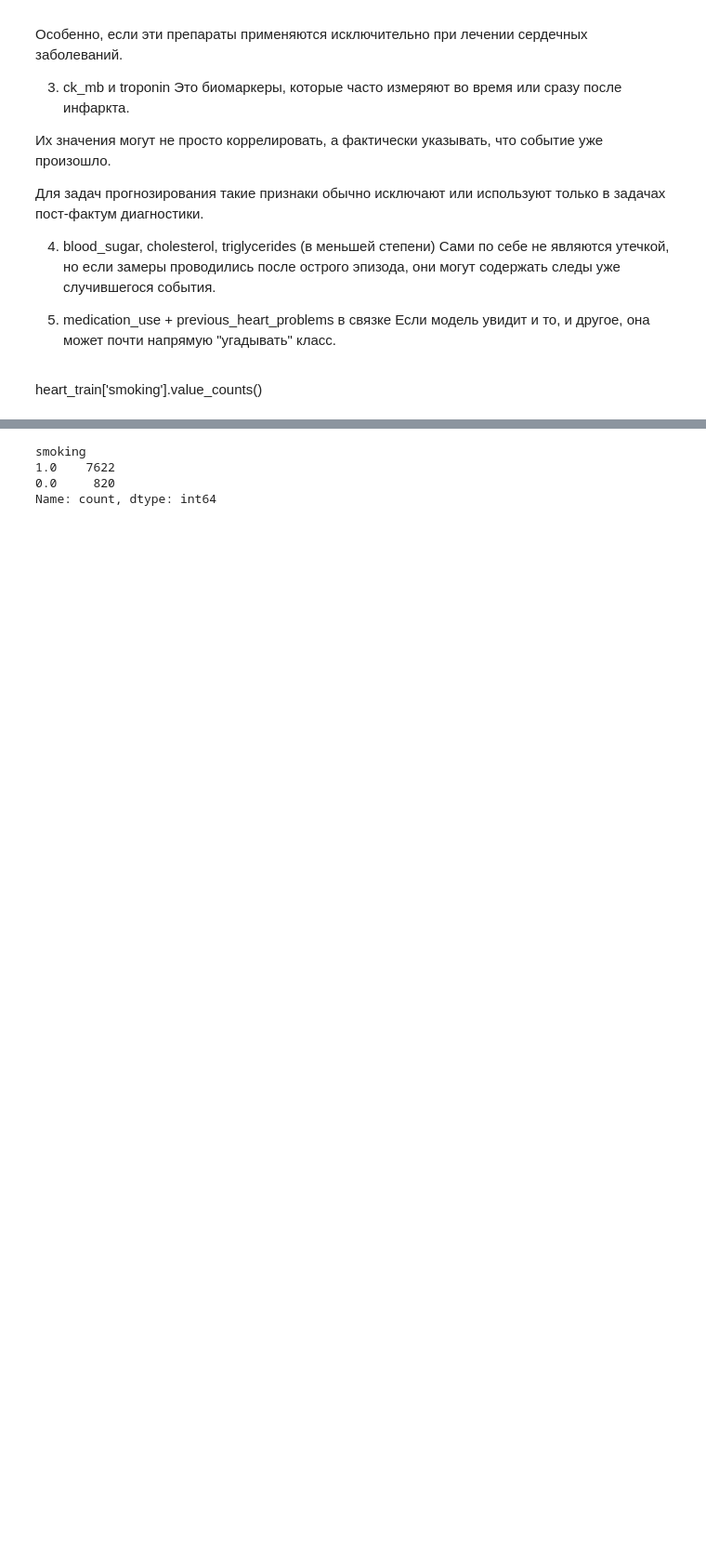
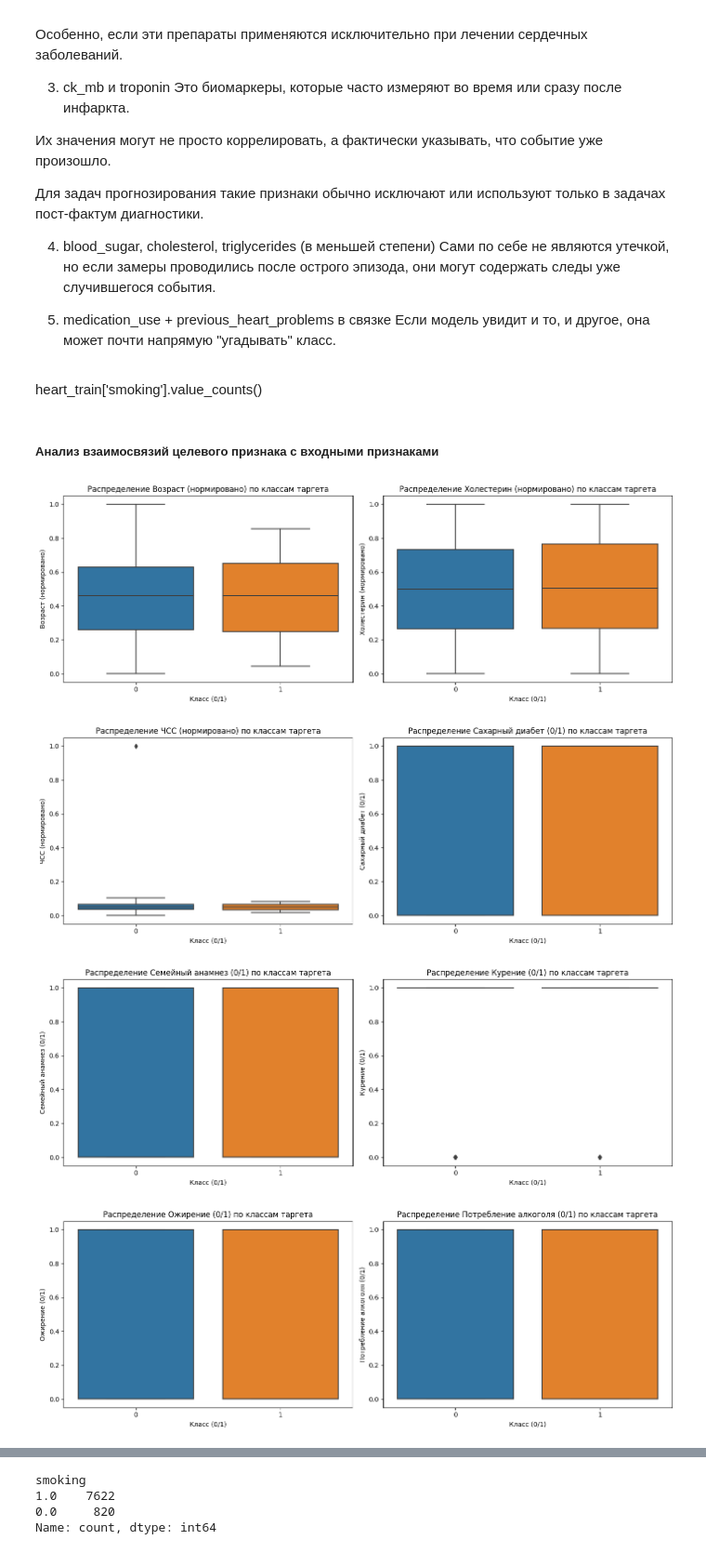
Before and after one commit to Malentaaa/heart_attack_project, a Jupyter notebook: project_heart_attack.ipynb, the cells around one changed output, grey strips where cells are left out. Shown at 93% size. Drawn from its saved outputs; the diff is of its cells as text; code cells hidden in the pictures; blank space fills up the shorter version.

Commit message:
Добавлен анализ взаимосвязи таргета с входными признаками

```diff
--- a/project_heart_attack.ipynb
+++ b/project_heart_attack.ipynb
@@ -906,3 +906,37 @@ heart_attack_risk_binary слабо коррелирует с любыми от
 Если модель увидит и то, и другое, она может почти напрямую "угадывать" класс.
 # %% [markdown]
 heart_train['smoking'].value_counts()
+# %% [markdown]
+##### Анализ взаимосвязий целевого признака с входными признаками
+# %%
+num_cols = heart_train.select_dtypes(include=['int64', 'float64']).columns
+feature_cols = [c for c in num_cols if c != TARGET_COL]
+
+for i in range(0, len(feature_cols), 2):
+    n_subplots = min(2, len(feature_cols) - i)
+    fig, axes = plt.subplots(1, n_subplots, figsize=(14, 5))
+    if n_subplots == 1:
+        axes = [axes]
+
+    for j in range(n_subplots):
+        col = feature_cols[i + j]
+        label = axis_labels.get(col, col)  # <-- используем НАЗВАНИЕ КОНКРЕТНОЙ КОЛОНКИ
+
+        sns.boxplot(
+            data=heart_train,
+            x=TARGET_COL, y=col,
+            order=[0, 1],           # фиксированный порядок классов
+            showfliers=True,        # при желании можно False, чтобы скрыть выбросы
+            ax=axes[j]
+        )
+        axes[j].set_title(f'Распределение {label} по классам таргета')
+        axes[j].set_xlabel('Класс (0/1)')
+        axes[j].set_ylabel(label)
+
+    plt.tight_layout()
+    plt.show()
+# %% [output]
+[figure, added]
+[figure, added]
+[figure, added]
+[figure, added]
```
Also changed, not shown: parts of 2 cells of this notebook.
